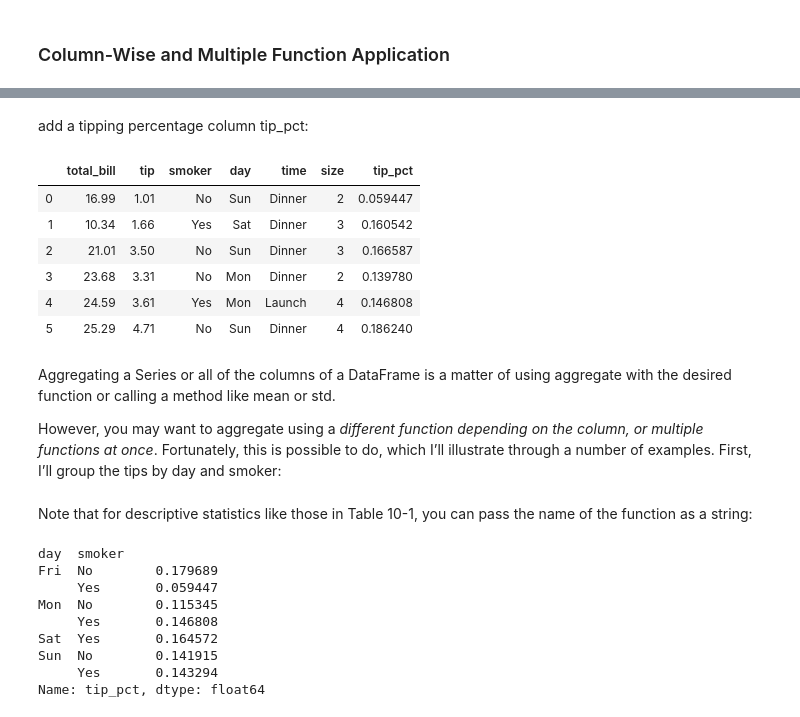
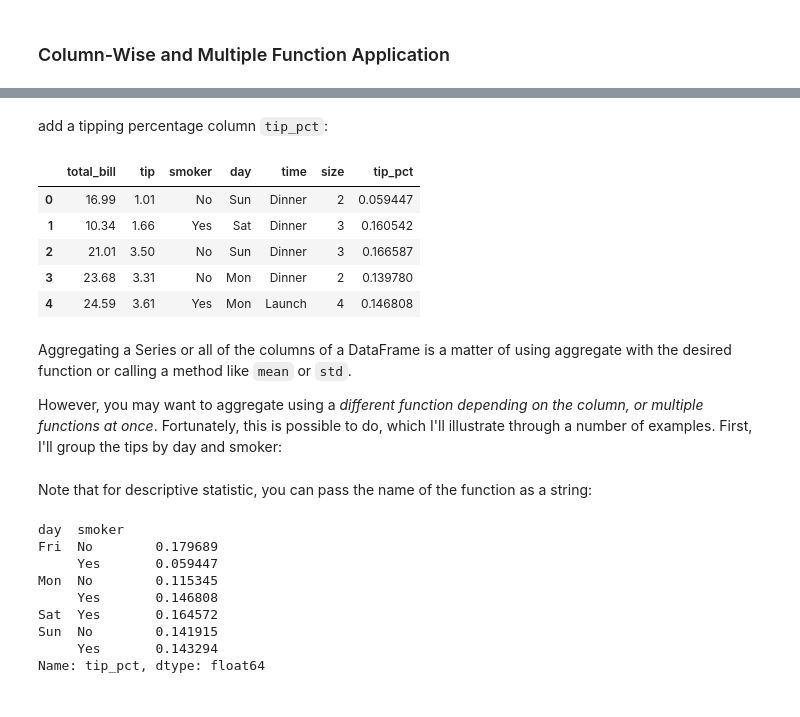
Before and after one commit to iamirmasoud/python_tutorial_material, a Jupyter notebook: Python for Data Science, Machine Learning, Deep Learning/1-Python for Data Analysis/7-Data Aggregation and Group Operations/Data Aggregation and Group Operations.ipynb, the cells around one changed output, grey strips where cells are left out. Saved outputs shown, nothing was run; the diff lists cells and outputs as text; code cells hidden in the pictures.

Commit message:
Reviewed the aggregation and groupby section

```diff
--- a/Python for Data Science, Machine Learning, Deep Learning/1-Python for Data Analysis/7-Data Aggregation and Group Operations/Data Aggregation and Group Operations.ipynb
+++ b/Python for Data Science, Machine Learning, Deep Learning/1-Python for Data Analysis/7-Data Aggregation and Group Operations/Data Aggregation and Group Operations.ipynb
@@ -538,4 +543,4 @@ grouped.describe()
 # %% [markdown]
 ### Column-Wise and Multiple Function Application
 # %%
-tips = pd.read_csv("tips.csv")
+tips = pd.read_csv("data/tips.csv")
@@ -542,25 +567,24 @@ tips = pd.read_csv("tips.csv")
 # %% [markdown]
-add a tipping percentage column tip_pct:
+add a tipping percentage column `tip_pct`:
 # %%
 tips["tip_pct"] = tips["tip"] / tips["total_bill"]
 # %%
-tips[:6]
+tips.head()
 # %% [output]
 |  | total_bill | tip | smoker | day | time | size | tip_pct |
 | 0 | 16.99 | 1.01 | No | Sun | Dinner | 2 | 0.059447 |
 | 1 | 10.34 | 1.66 | Yes | Sat | Dinner | 3 | 0.160542 |
 | 2 | 21.01 | 3.50 | No | Sun | Dinner | 3 | 0.166587 |
 | 3 | 23.68 | 3.31 | No | Mon | Dinner | 2 | 0.139780 |
 | 4 | 24.59 | 3.61 | Yes | Mon | Launch | 4 | 0.146808 |
-| 5 | 25.29 | 4.71 | No | Sun | Dinner | 4 | 0.186240 |
 # %% [markdown]
-Aggregating a Series or all of the columns of a DataFrame is a matter of using aggregate with the desired function or calling a method like mean or std.
+Aggregating a Series or all of the columns of a DataFrame is a matter of using aggregate with the desired function or calling a method like `mean` or `std`.
 
-However, you may want to aggregate using a *different function depending on the column, or multiple functions at once*. Fortunately, this is possible to do, which I’ll illustrate through a number of examples. First, I’ll group the tips by day and smoker:
+However, you may want to aggregate using a *different function depending on the column, or multiple functions at once*. Fortunately, this is possible to do, which I'll illustrate through a number of examples. First, I'll group the tips by day and smoker:
 # %%
 grouped = tips.groupby(["day", "smoker"])
 # %% [markdown]
-Note that for descriptive statistics like those in Table 10-1, you can pass the name of the function as a string:
+Note that for descriptive statistic, you can pass the name of the function as a string:
 # %%
 grouped_pct = grouped["tip_pct"]
 # %%
```
Also changed, not shown: parts of 83 cells of this notebook.
